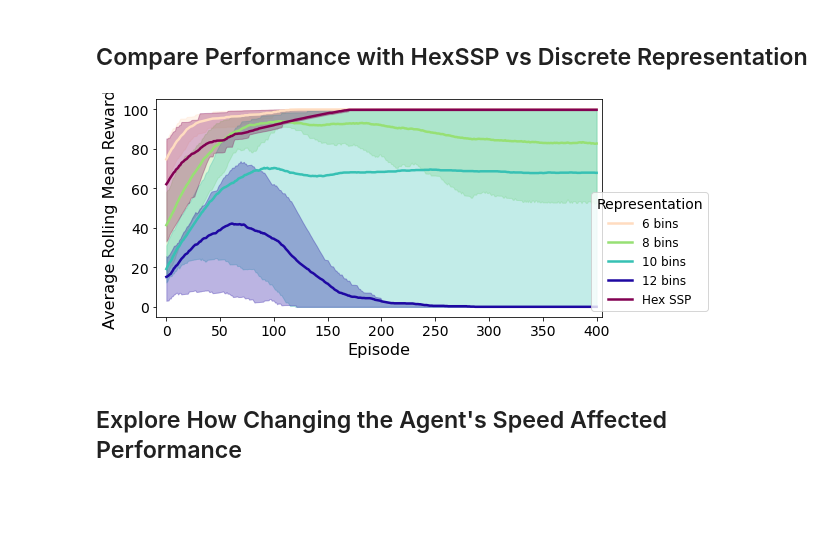
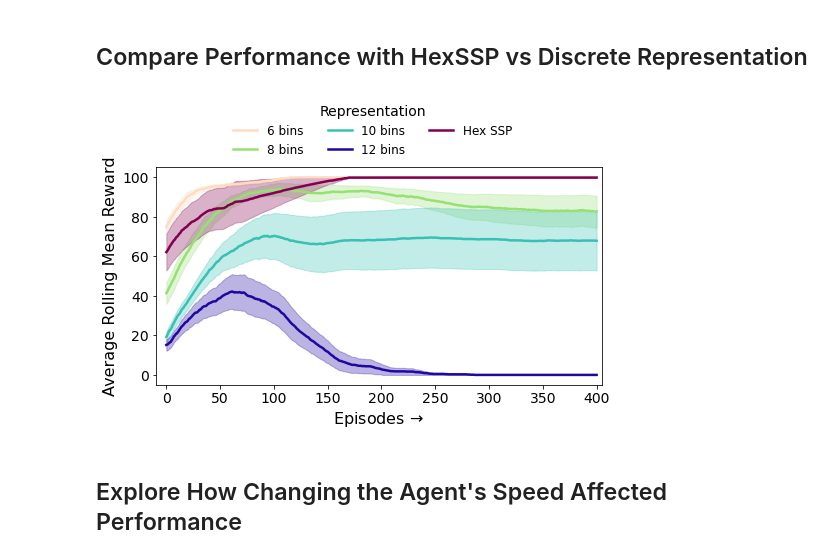
Before and after one commit to maddybartlett/ImprovedRLContinuousStateReps, a Jupyter notebook: figures/exploreData.ipynb, the cells around one changed output. Drawn from its saved outputs; the diff is of its cells as text; code cells hidden in the pictures; blank space fills up the shorter version.

```diff
--- a/figures/exploreData.ipynb
+++ b/figures/exploreData.ipynb
@@ -93,54 +93,54 @@ COLORS = ['#ffdcc0', '#eaef98', '#97e074', '#54d078', '#37c1b4', '#1e64b1',
 # %%
 mean_rollmean_discrete6100 = np.vstack(df_discrete6100['roll_mean'])[:,99:].mean(axis=0)
 x = np.vstack(df_discrete6100['roll_mean'])[:,99:]
-idr_90_discrete6100 = np.percentile(x, 90, axis=0)
-idr_10_discrete6100 = np.percentile(x, 10, axis=0)
+sem_discrete6100 = stats.sem(x, axis=0)
 
 mean_rollmean_discrete8100 = np.vstack(df_discrete8100['roll_mean'])[:,99:].mean(axis=0)
 x = np.vstack(df_discrete8100['roll_mean'])[:,99:]
-idr_90_discrete8100 = np.percentile(x, 90, axis=0)
-idr_10_discrete8100 = np.percentile(x, 10, axis=0)
+sem_discrete8100 = stats.sem(x, axis=0)
 
 mean_rollmean_discrete10100 = np.vstack(df_discrete10100['roll_mean'])[:,99:].mean(axis=0)
 x = np.vstack(df_discrete10100['roll_mean'])[:,99:]
-idr_90_discrete10100 = np.percentile(x, 90, axis=0)
-idr_10_discrete10100 = np.percentile(x, 10, axis=0)
+sem_discrete10100 = stats.sem(x, axis=0)
 
 mean_rollmean_discrete12100 = np.vstack(df_discrete12100['roll_mean'])[:,99:].mean(axis=0)
 x = np.vstack(df_discrete12100['roll_mean'])[:,99:]
-idr_90_discrete12100 = np.percentile(x, 90, axis=0)
-idr_10_discrete12100 = np.percentile(x, 10, axis=0)
+sem_discrete12100 = stats.sem(x, axis=0)
 
 mean_rollmean_hex100 = np.vstack(df_hex100['roll_mean'])[:,99:].mean(axis=0)
 x = np.vstack(df_hex100['roll_mean'])[:,99:]
-idr_90_hex100 = np.percentile(x, 90, axis=0)
-idr_10_hex100 = np.percentile(x, 10, axis=0)
+sem_hex100 = stats.sem(x, axis=0)
 
 fig = plt.figure(figsize=(8,4))
 
 plt.plot(mean_rollmean_discrete6100, label='6 bins', color=COLORS[0], linewidth=2.5)
-plt.fill_between(np.arange(0,401), idr_90_discrete6100, idr_10_discrete6100, alpha=0.3, color=COLORS[0])
+plt.fill_between(np.arange(0,401), mean_rollmean_discrete6100-sem_discrete6100,
+                 mean_rollmean_discrete6100+sem_discrete6100, alpha=0.3, color=COLORS[0])
 plt.plot(mean_rollmean_discrete8100, label='8 bins', color=COLORS[2], linewidth=2.5)
-plt.fill_between(np.arange(0,401), idr_90_discrete8100, idr_10_discrete8100, alpha=0.3, color=COLORS[2])
+plt.fill_between(np.arange(0,401), mean_rollmean_discrete8100-sem_discrete8100,
+                 mean_rollmean_discrete8100+sem_discrete8100, alpha=0.3, color=COLORS[2])
 plt.plot(mean_rollmean_discrete10100, label='10 bins', color=COLORS[4], linewidth=2.5)
-plt.fill_between(np.arange(0,401), idr_90_discrete10100, idr_10_discrete10100, alpha=0.3, color=COLORS[4])
+plt.fill_between(np.arange(0,401), mean_rollmean_discrete10100-sem_discrete10100,
+                 mean_rollmean_discrete10100+sem_discrete10100, alpha=0.3, color=COLORS[4])
 plt.plot(mean_rollmean_discrete12100, label='12 bins', color=COLORS[6], linewidth=2.5)
-plt.fill_between(np.arange(0,401), idr_90_discrete12100, idr_10_discrete12100, alpha=0.3, color=COLORS[6])
+plt.fill_between(np.arange(0,401), mean_rollmean_discrete12100-sem_discrete12100,
+                 mean_rollmean_discrete12100+sem_discrete12100, alpha=0.3, color=COLORS[6])
 plt.plot(mean_rollmean_hex100, label='Hex SSP', color=COLORS[8], linewidth=2.5)
-plt.fill_between(np.arange(0,401), idr_90_hex100, idr_10_hex100, alpha=0.3, color=COLORS[8])
+plt.fill_between(np.arange(0,401), mean_rollmean_hex100-sem_hex100,
+                 mean_rollmean_hex100+sem_hex100, alpha=0.3, color=COLORS[8])
 
 plt.ylabel('Average Rolling Mean Reward', fontsize=axisLabelSize)
-plt.xlabel('Episode', fontsize=axisLabelSize)
+plt.xlabel(r'Episodes $\to$', fontsize=axisLabelSize)
 plt.tick_params(labelsize=tickSize)
 
-plt.legend(bbox_to_anchor=(1.25, 0.0),title='Representation', title_fontsize=legendtitleSize,
-           fontsize=legendSize, loc='lower right')
+plt.legend(bbox_to_anchor=(0.15, 1.0),title='Representation', title_fontsize=legendtitleSize,
+           fontsize=legendSize, ncol=3, frameon=False,)
 
 plt.xlim(-10, 405)
 
 fig.savefig("..\\figures\\rolling_rew.pdf", bbox_inches="tight")
 # %% [output]
-[figure, old version]
+[figure, new version]
 # %% [markdown]
 ## Explore How Changing the Agent's Speed Affected Performance
 # %% [markdown]
```
Also changed, not shown: parts of 10 cells of this notebook, 2 other files.
